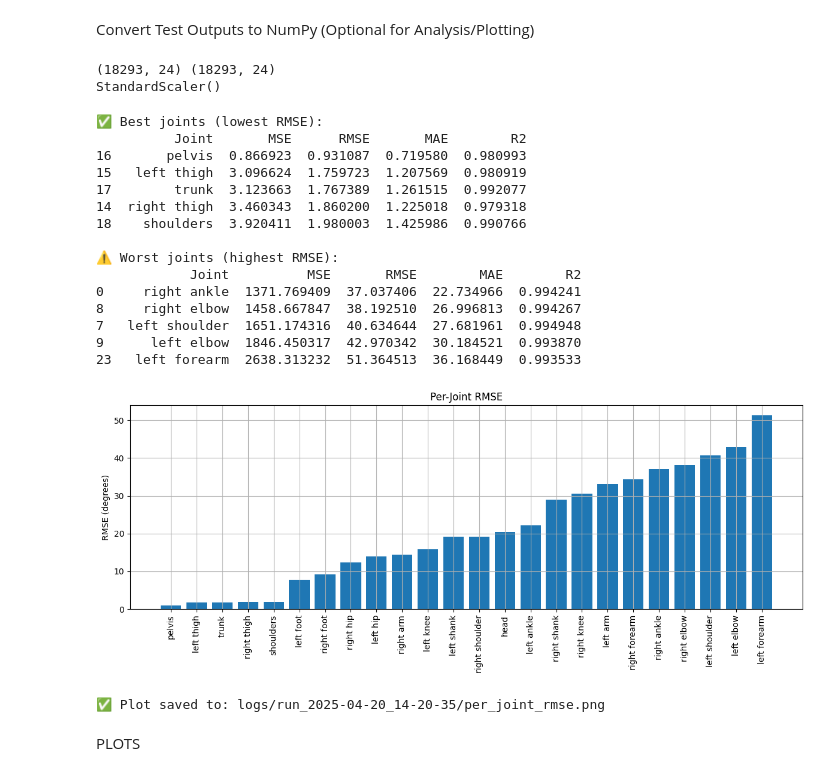
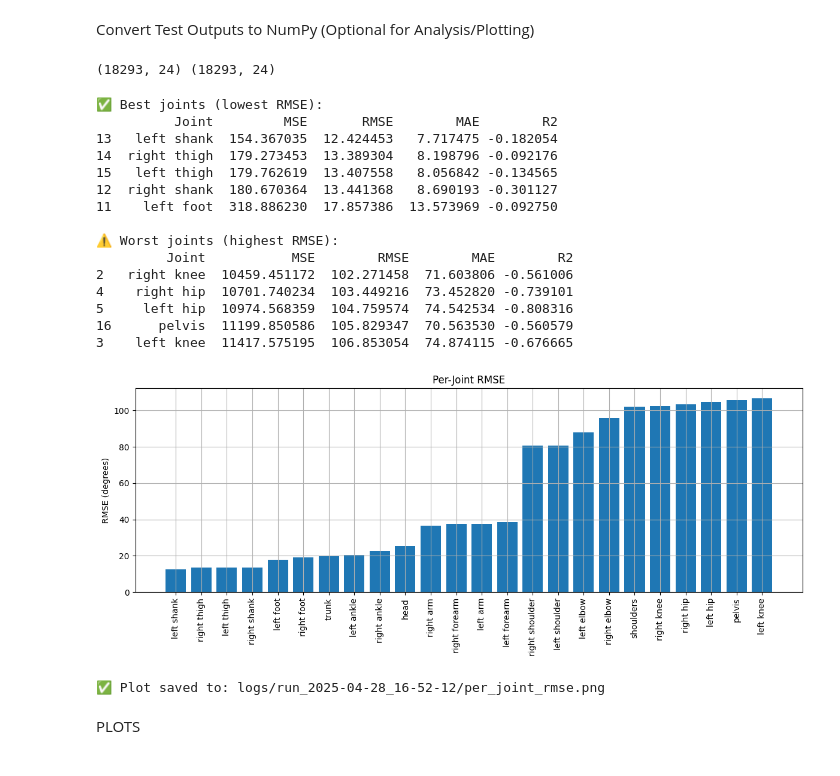
Before and after one commit to miskmabdalla/IMUPoseEstimation, a Jupyter notebook: lstm.ipynb, the cells around one changed output. Drawn from its saved outputs; the diff is of its cells as text; code cells hidden in the pictures.

Commit message:
fix y scaler, unwrap mot data, update sports2d

```diff
--- a/lstm.ipynb
+++ b/lstm.ipynb
@@ -79,7 +74,7 @@ def create_windows(X, y, window_size):
         y_windowed.append(y[i+window_size-1])  # predict last frame
     return np.array(X_windowed), np.array(y_windowed)
 
-X_all, y_all = create_windows(X_all_scaled, y_all_scaled, window_size)
+X_all, y_all = create_windows(X_all, y_all, window_size)
 # %% [markdown]
 Train/Validation/Test Split
 # %%
@@ -95,3 +92,15 @@ X_val, X_test, y_val, y_test = train_test_split(
+# %%
+# --- Now fit scalers only on training data ---
+
+# Flatten X_train for fitting (because windowed input has shape [samples, window_size, features])
+X_train_flat = X_train.reshape(-1, X_train.shape[-1])
+
+scaler_X = StandardScaler().fit(X_train_flat)
+
+# Transform all sets
+X_train_scaled = scaler_X.transform(X_train.reshape(-1, X_train.shape[-1])).reshape(X_train.shape)
+X_val_scaled   = scaler_X.transform(X_val.reshape(-1, X_val.shape[-1])).reshape(X_val.shape)
+X_test_scaled  = scaler_X.transform(X_test.reshape(-1, X_test.shape[-1])).reshape(X_test.shape)
 # %% [markdown]
 Wrap in PyTorch Datasets and Check Shapes
 # %%
@@ -105,6 +114,16 @@ val_dataset = TensorDataset(
     torch.tensor(y_val, dtype=torch.float32)
 )
 
+# Define loss
+criterion = nn.MSELoss()
+
+# Wrap test data into a Dataset and DataLoader
+test_dataset = TensorDataset(
+    torch.tensor(X_test_scaled, dtype=torch.float32),
+    torch.tensor(y_test, dtype=torch.float32)
+)
+
+
 # Sanity check
 x0, y0 = train_dataset[0]
 print("Sample input shape:", x0.shape)
@@ -248,9 +245,9 @@ Hyperparameters and Summary
 # %%
 # Hyperparameters
 hidden_size = 256
-num_layers = 2
-batch_size = 50
-epochs = 20
+num_layers = 3
+batch_size = 70
+epochs = 50
 learning_rate = 1e-3
 
 # Show config info
@@ -540,10 +612,8 @@ all_preds = torch.cat(all_preds).numpy()
 all_targets = torch.cat(all_targets).numpy()
 # %%
 print(all_preds.shape, all_targets.shape)
-print(scaler_y)
 # %% [output]
 (18293, 24) (18293, 24)
-StandardScaler()
 # %%
 from sklearn.metrics import mean_squared_error, mean_absolute_error, r2_score
 import numpy as np
@@ -564,24 +634,22 @@ y_pred_tensor = torch.cat(all_preds, dim=0)
 y_true_tensor = torch.cat(all_targets, dim=0)
 
 # --- Step 2: Inverse transform to original scale ---
-y_pred_np = y_pred_tensor.numpy()
-y_true_np = y_true_tensor.numpy()
+y_pred = y_pred_tensor.numpy()
+y_true = y_true_tensor.numpy()
 
-y_pred_orig = scaler_y.inverse_transform(y_pred_np)
-y_true_orig = scaler_y.inverse_transform(y_true_np)
 
 # --- Step 3: Compute per-joint errors ---
-n_joints = y_true_orig.shape[1]
+n_joints = y_true.shape[1]
 mse_list = []
 rmse_list = []
 mae_list = []
 r2_list = []
 
 for i in range(n_joints):
-    mse = mean_squared_error(y_true_orig[:, i], y_pred_orig[:, i])
+    mse = mean_squared_error(y_true[:, i], y_pred[:, i])
     rmse = np.sqrt(mse)
-    mae = mean_absolute_error(y_true_orig[:, i], y_pred_orig[:, i])
-    r2 = r2_score(y_true_orig[:, i], y_pred_orig[:, i])
+    mae = mean_absolute_error(y_true[:, i], y_pred[:, i])
+    r2 = r2_score(y_true[:, i], y_pred[:, i])
 
     mse_list.append(mse)
     rmse_list.append(rmse)
@@ -603,47 +671,47 @@ joint_errors = pd.DataFrame({
     "RMSE": rmse_list,
     "MAE": mae_list,
     "R2": r2_list
 }).sort_values(by="RMSE")
 
 # --- Step 5: Display best/worst joints ---
 print("✅ Best joints (lowest RMSE):")
 print(joint_errors.head(5))
 print("\n⚠️ Worst joints (highest RMSE):")
 print(joint_errors.tail(5))
 
 # --- Step 6: Plot RMSE ---
 plt.figure(figsize=(12, 5))
 plt.bar(joint_errors["Joint"], joint_errors["RMSE"])
 plt.xticks(rotation=90)
 plt.ylabel("RMSE (degrees)")
 plt.title("Per-Joint RMSE")
 plt.grid(True)
 plt.tight_layout()
 
 os.makedirs(log_dir, exist_ok=True)
 plot_path = os.path.join(log_dir, "per_joint_rmse.png")
 plt.savefig(plot_path, dpi=300)
 plt.show()
 
 print(f"✅ Plot saved to: {plot_path}")
 # %% [output]
 ✅ Best joints (lowest RMSE):
-          Joint       MSE      RMSE       MAE        R2
-16       pelvis  0.866923  0.931087  0.719580  0.980993
-15   left thigh  3.096624  1.759723  1.207569  0.980919
-17        trunk  3.123663  1.767389  1.261515  0.992077
-14  right thigh  3.460343  1.860200  1.225018  0.979318
-18    shoulders  3.920411  1.980003  1.425986  0.990766
+          Joint         MSE       RMSE        MAE        R2
+13   left shank  154.367035  12.424453   7.717475 -0.182054
+14  right thigh  179.273453  13.389304   8.198796 -0.092176
+15   left thigh  179.762619  13.407558   8.056842 -0.134565
+12  right shank  180.670364  13.441368   8.690193 -0.301127
+11    left foot  318.886230  17.857386  13.573969 -0.092750
 
 ⚠️ Worst joints (highest RMSE):
-            Joint          MSE       RMSE        MAE        R2
-0     right ankle  1371.769409  37.037406  22.734966  0.994241
-8     right elbow  1458.667847  38.192510  26.996813  0.994267
-7   left shoulder  1651.174316  40.634644  27.681961  0.994948
-9      left elbow  1846.450317  42.970342  30.184521  0.993870
-23   left forearm  2638.313232  51.364513  36.168449  0.993533
+         Joint           MSE        RMSE        MAE        R2
+2   right knee  10459.451172  102.271458  71.603806 -0.561006
+4    right hip  10701.740234  103.449216  73.452820 -0.739101
+5     left hip  10974.568359  104.759574  74.542534 -0.808316
+16      pelvis  11199.850586  105.829347  70.563530 -0.560579
+3    left knee  11417.575195  106.853054  74.874115 -0.676665
-[figure, old version]
+[figure, new version]
-✅ Plot saved to: logs/run_2025-04-20_14-20-35/per_joint_rmse.png
+✅ Plot saved to: logs/run_2025-04-28_16-52-12/per_joint_rmse.png
 # %% [markdown]
 PLOTS
 # %%
```
Also changed, not shown: parts of 15 cells of this notebook, 16 other files.
